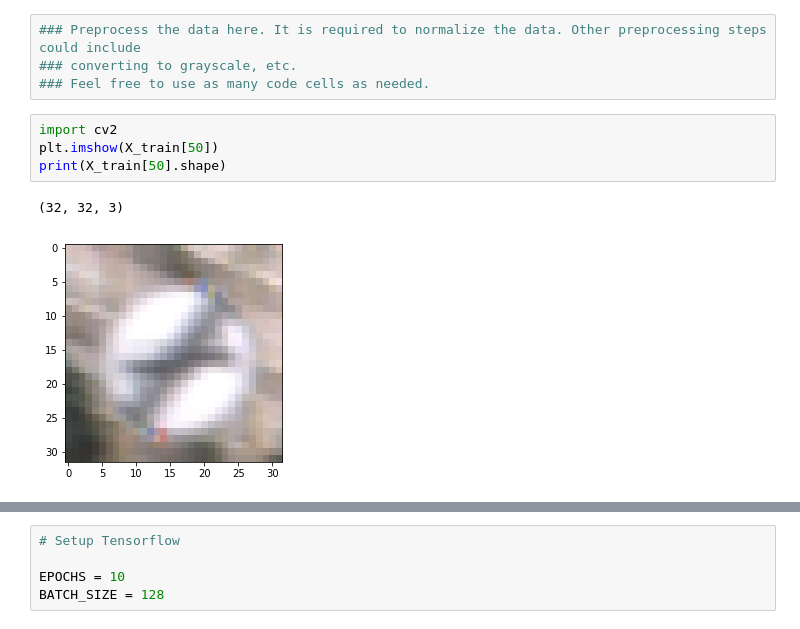
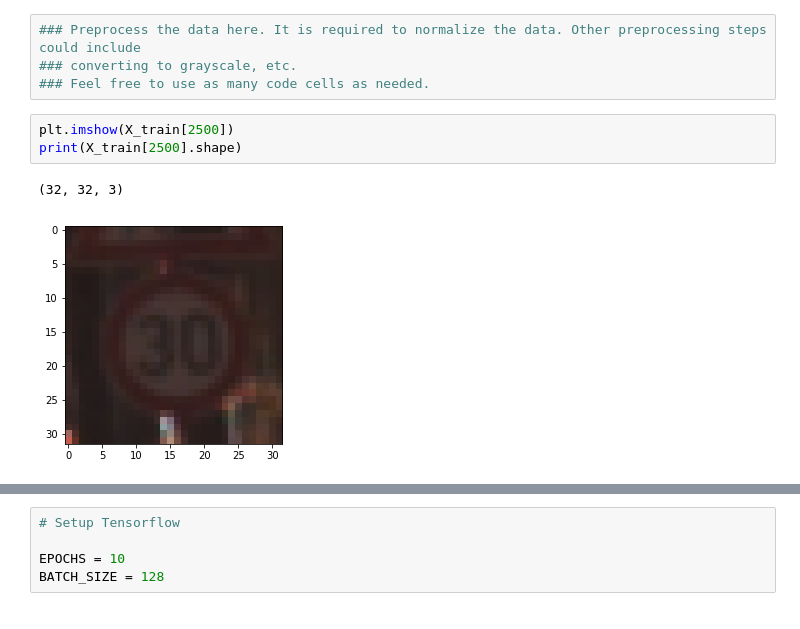
Before and after one commit to Rxmeez/SDCND-1-TrafficSignClassifier, a Jupyter notebook: Traffic_Sign_Classifier.ipynb, the cells around one changed output, grey strips where cells are left out. Saved outputs shown, nothing was run; the diff lists cells and outputs as text.

```diff
--- a/Traffic_Sign_Classifier.ipynb
+++ b/Traffic_Sign_Classifier.ipynb
@@ -141,10 +147,9 @@ Use the code cell (or multiple code cells, if necessary) to implement the first
 ### converting to grayscale, etc.
 ### Feel free to use as many code cells as needed.
 # %%
-import cv2
-plt.imshow(X_train[50])
-print(X_train[50].shape)
+plt.imshow(X_train[2500])
+print(X_train[2500].shape)
 # %% [output]
 (32, 32, 3)
-[figure, old version]
+[figure, new version]
 # %%
```
Also changed, not shown: parts of 10 cells of this notebook, 3 other files.
